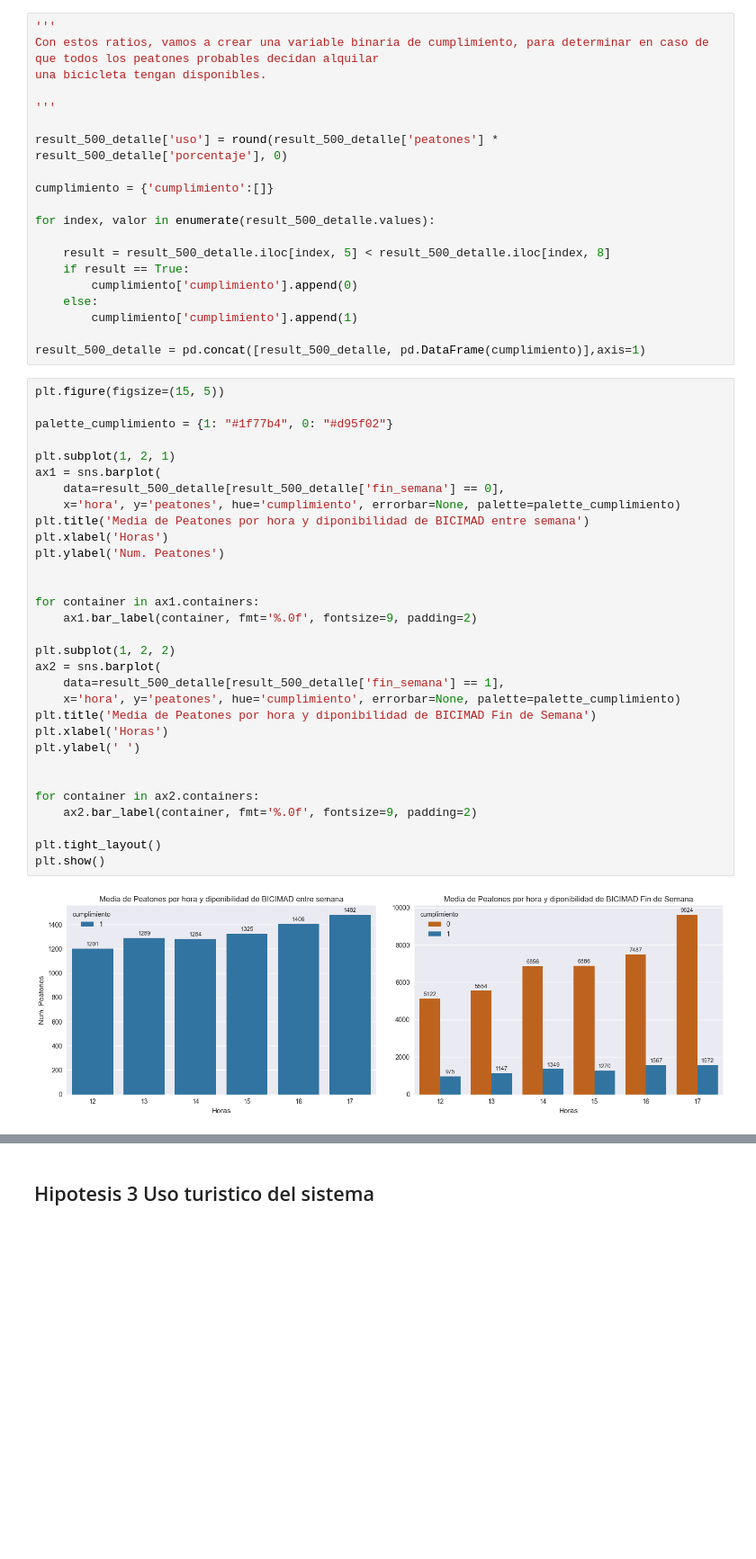
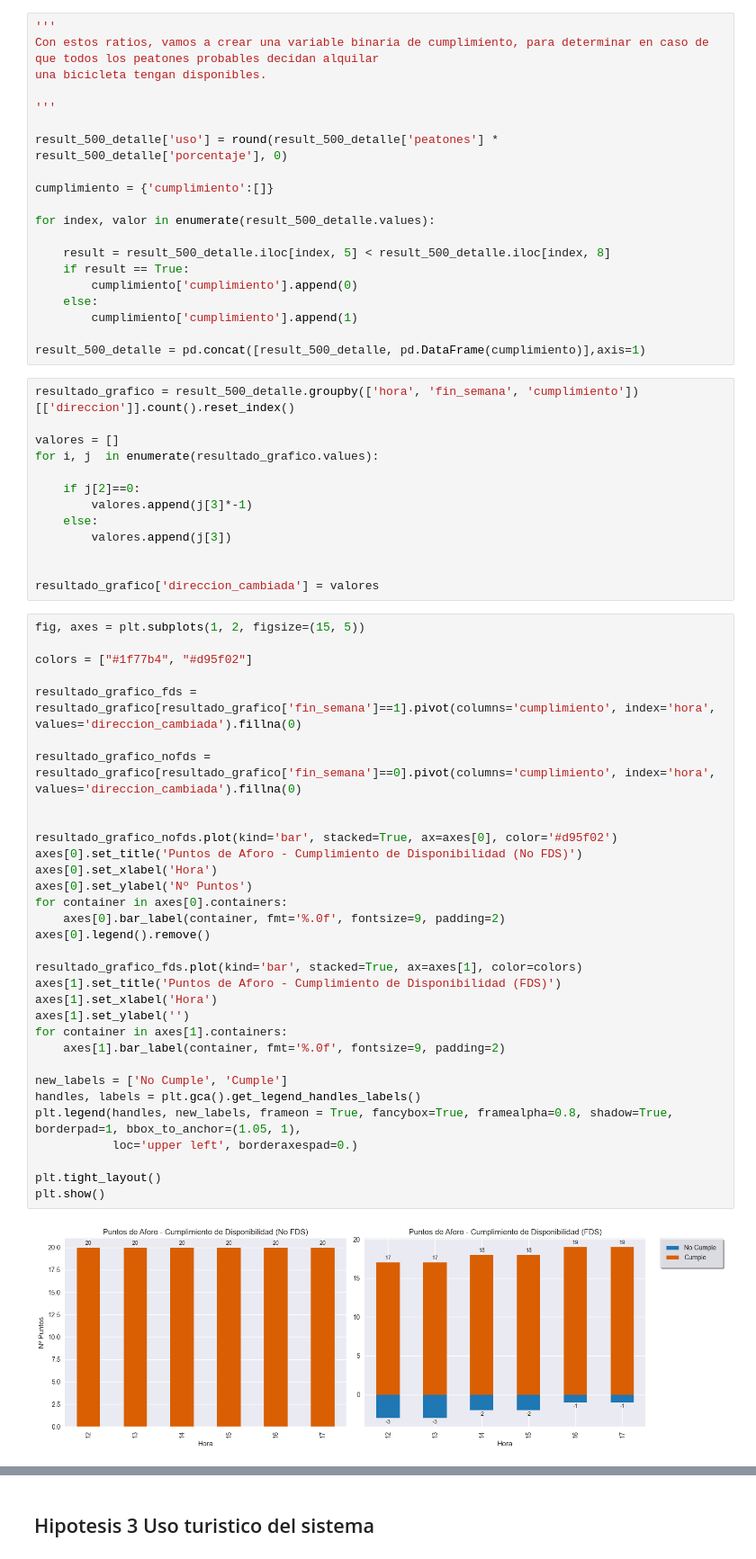
Before and after one commit to Krvelez92/EDA-BICIMAD, a Jupyter notebook: src/memoria.ipynb, the cells around one changed output, grey strips where cells are left out. Shown at 90% size. Drawn from its saved outputs; the diff is of its cells as text; blank space fills up the shorter version.

```diff
--- a/src/memoria.ipynb
+++ b/src/memoria.ipynb
@@ -811,36 +810,50 @@ for index, valor in enumerate(result_500_detalle.values):
         cumplimiento['cumplimiento'].append(1)
 
 result_500_detalle = pd.concat([result_500_detalle, pd.DataFrame(cumplimiento)],axis=1)
-# %%
-plt.figure(figsize=(15, 5))
-
-palette_cumplimiento = {1: "#1f77b4", 0: "#d95f02"}
-
-plt.subplot(1, 2, 1)
-ax1 = sns.barplot(
-    data=result_500_detalle[result_500_detalle['fin_semana'] == 0],
-    x='hora', y='peatones', hue='cumplimiento', errorbar=None, palette=palette_cumplimiento)
-plt.title('Media de Peatones por hora y diponibilidad de BICIMAD entre semana')
-plt.xlabel('Horas')
-plt.ylabel('Num. Peatones')
-
-
-for container in ax1.containers:
-    ax1.bar_label(container, fmt='%.0f', fontsize=9, padding=2)
-
-plt.subplot(1, 2, 2)
-ax2 = sns.barplot(
-    data=result_500_detalle[result_500_detalle['fin_semana'] == 1],
-    x='hora', y='peatones', hue='cumplimiento', errorbar=None, palette=palette_cumplimiento)
-plt.title('Media de Peatones por hora y diponibilidad de BICIMAD Fin de Semana')
-plt.xlabel('Horas')
-plt.ylabel(' ')
-
-
-for container in ax2.containers:
-    ax2.bar_label(container, fmt='%.0f', fontsize=9, padding=2)
-
-plt.tight_layout()
-plt.show()
-# %% [output]
-[figure, removed]
+# %%
+resultado_grafico = result_500_detalle.groupby(['hora', 'fin_semana', 'cumplimiento'])[['direccion']].count().reset_index()
+
+valores = []
+for i, j  in enumerate(resultado_grafico.values):
+
+    if j[2]==0:
+        valores.append(j[3]*-1)
+    else:
+        valores.append(j[3])
+
+
+resultado_grafico['direccion_cambiada'] = valores
+# %%
+fig, axes = plt.subplots(1, 2, figsize=(15, 5))
+
+colors = ["#1f77b4", "#d95f02"]
+
+resultado_grafico_fds = resultado_grafico[resultado_grafico['fin_semana']==1].pivot(columns='cumplimiento', index='hora', values='direccion_cambiada').fillna(0)
+
+resultado_grafico_nofds = resultado_grafico[resultado_grafico['fin_semana']==0].pivot(columns='cumplimiento', index='hora', values='direccion_cambiada').fillna(0)
+
+
+resultado_grafico_nofds.plot(kind='bar', stacked=True, ax=axes[0], color='#d95f02')
+axes[0].set_title('Puntos de Aforo - Cumplimiento de Disponibilidad (No FDS)')
+axes[0].set_xlabel('Hora')
+axes[0].set_ylabel('Nº Puntos')
+for container in axes[0].containers:
+    axes[0].bar_label(container, fmt='%.0f', fontsize=9, padding=2)
+axes[0].legend().remove()
+
+resultado_grafico_fds.plot(kind='bar', stacked=True, ax=axes[1], color=colors)
+axes[1].set_title('Puntos de Aforo - Cumplimiento de Disponibilidad (FDS)')
+axes[1].set_xlabel('Hora')
+axes[1].set_ylabel('')
+for container in axes[1].containers:
+    axes[1].bar_label(container, fmt='%.0f', fontsize=9, padding=2)
+
+new_labels = ['No Cumple', 'Cumple']
+handles, labels = plt.gca().get_legend_handles_labels()
+plt.legend(handles, new_labels, frameon = True, fancybox=True, framealpha=0.8, shadow=True, borderpad=1, bbox_to_anchor=(1.05, 1),
+           loc='upper left', borderaxespad=0.)
+
+plt.tight_layout()
+plt.show()
+# %% [output]
+[figure, added]
```
Also changed, not shown: parts of 3 cells of this notebook, 2 other files.
